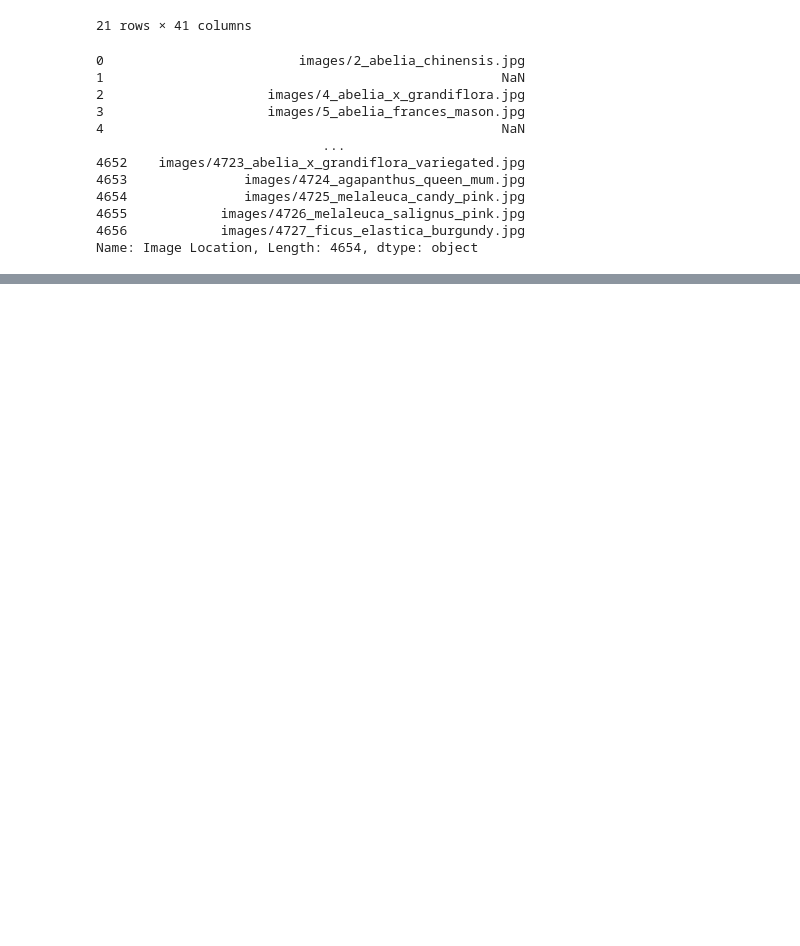
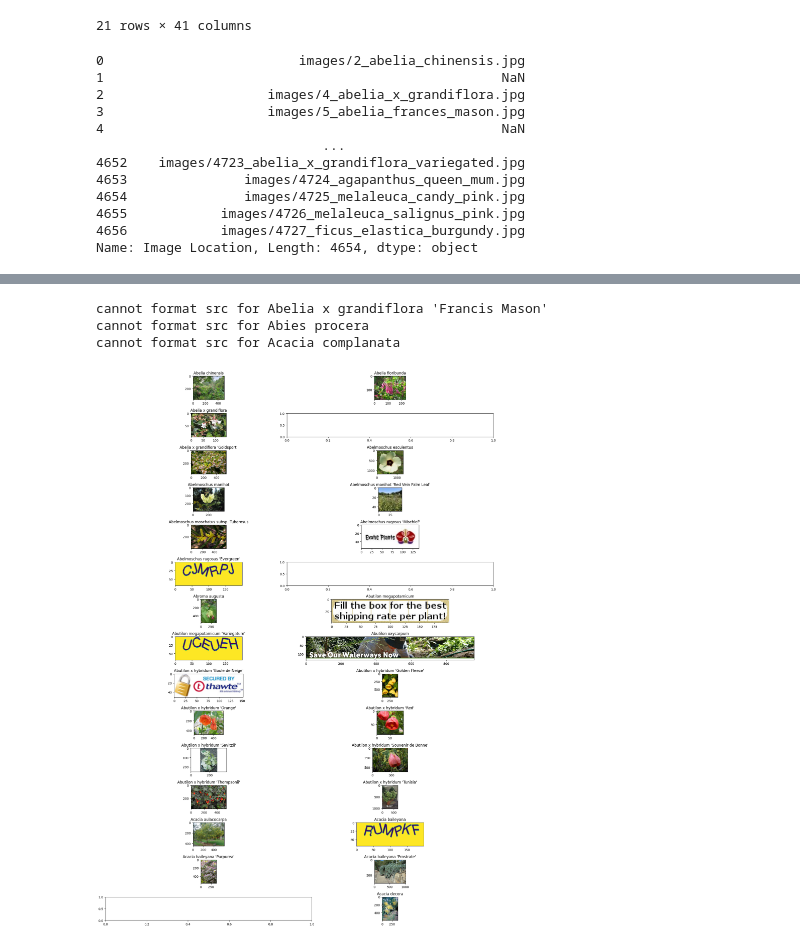
Before and after one commit to MaxHolly/plant_app_repo, a Jupyter notebook: demo/flask_app/clean_waterwise_data.ipynb, the cells around one changed output, grey strips where cells are left out. Drawn from its saved outputs; the diff is of its cells as text; code cells hidden in the pictures; blank space fills up the shorter version.

```diff
--- a/demo/flask_app/clean_waterwise_data.ipynb
+++ b/demo/flask_app/clean_waterwise_data.ipynb
@@ -196,0 +270,2 @@ memory usage: 727.2+ KB
+# %%
+df_plant_list = pd.read_csv('plants_with_images.csv')
@@ -196,0 +279,27 @@ memory usage: 727.2+ KB
+# %%
+if df_plant_list.shape[0] % 2 == 0:
+    n_row = int((df_plant_list.shape[0])/2)
+else:
+    n_row = int((df_plant_list.shape[0] +1)/2)
+
+
+fig, axs = plt.subplots(nrows=n_row, ncols=2, figsize= (18,25))
+
+for plant_name, ax in zip(df_plant_list['Plant'].unique(), axs.ravel()):
+    src = df_plant_list[df_plant_list['Plant'] == plant_name]['Image_URL'].values[0]
+    try:
+        img = imread(src)
+        ax.imshow(img)
+        ax.set(title = plant_name)
+    except OSError:
+        print(f"cannot format src for {plant_name}")
+
+
+
+plt.tight_layout()
+plt.show()
+# %% [output]
+cannot format src for Abelia x grandiflora 'Francis Mason'
+cannot format src for Abies procera
+cannot format src for Acacia complanata
+[figure, added]
```
Also changed, not shown: parts of 32 cells of this notebook, 16 other files.
